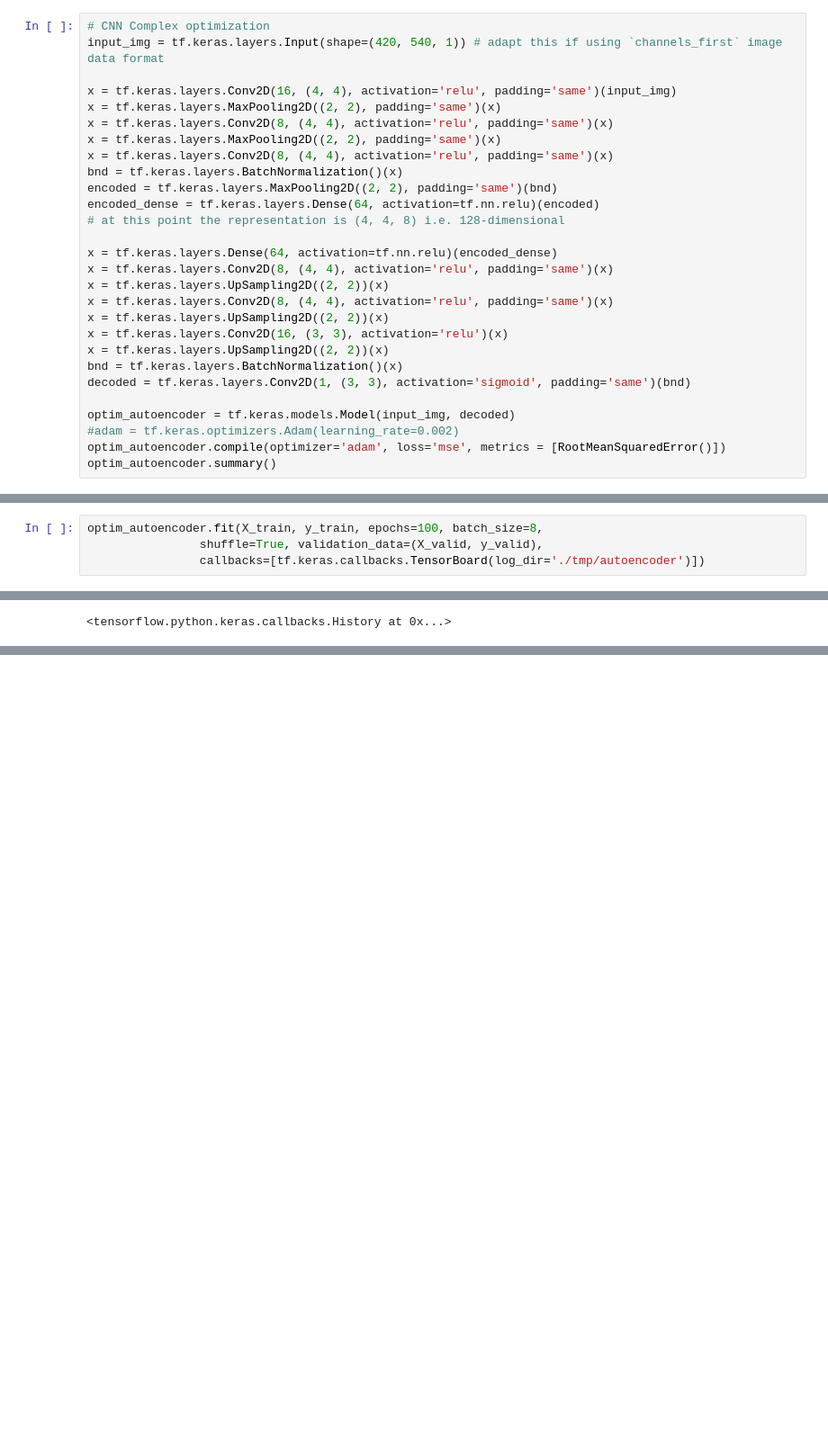
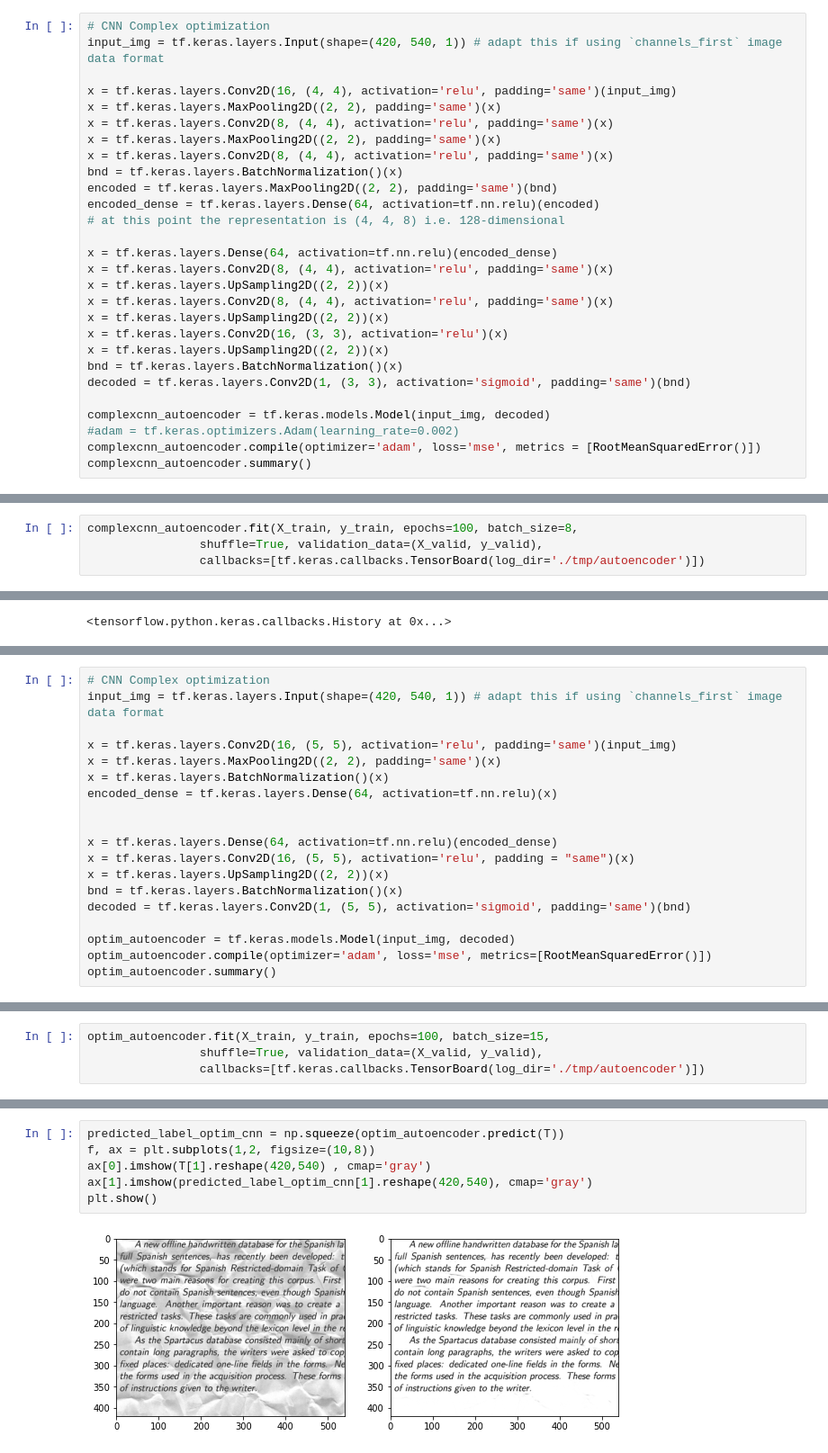
Before and after one commit to shivam-kislay/ATMTransaction, a Jupyter notebook: ShivamKislayAssignment.ipynb, the cells around one changed output, grey strips where cells are left out. Shown at 90% size. Saved outputs shown, nothing was run; the diff lists cells and outputs as text; blank space fills up the shorter version.

```diff
--- a/ShivamKislayAssignment.ipynb
+++ b/ShivamKislayAssignment.ipynb
@@ -1125,10 +1128,10 @@ x = tf.keras.layers.UpSampling2D((2, 2))(x)
 bnd = tf.keras.layers.BatchNormalization()(x)
 decoded = tf.keras.layers.Conv2D(1, (3, 3), activation='sigmoid', padding='same')(bnd)
 
-optim_autoencoder = tf.keras.models.Model(input_img, decoded)
+complexcnn_autoencoder = tf.keras.models.Model(input_img, decoded)
 #adam = tf.keras.optimizers.Adam(learning_rate=0.002)
-optim_autoencoder.compile(optimizer='adam', loss='mse', metrics = [RootMeanSquaredError()])
-optim_autoencoder.summary()
+complexcnn_autoencoder.compile(optimizer='adam', loss='mse', metrics = [RootMeanSquaredError()])
+complexcnn_autoencoder.summary()
 # %% [output]
 Model: "model_15"
 _________________________________________________________________
@@ -1148,7 +1151,7 @@ Trainable params: 18,689
 Non-trainable params: 48
 _________________________________________________________________
 # %%
-optim_autoencoder.fit(X_train, y_train, epochs=100, batch_size=8,
+complexcnn_autoencoder.fit(X_train, y_train, epochs=100, batch_size=8,
                 shuffle=True, validation_data=(X_valid, y_valid),
                 callbacks=[tf.keras.callbacks.TensorBoard(log_dir='./tmp/autoencoder')])
 # %% [output]
@@ -1180,0 +1186,19 @@ plt.show()
+# %%
+# CNN Complex optimization
+input_img = tf.keras.layers.Input(shape=(420, 540, 1)) # adapt this if using `channels_first` image data format
+
+x = tf.keras.layers.Conv2D(16, (5, 5), activation='relu', padding='same')(input_img)
+x = tf.keras.layers.MaxPooling2D((2, 2), padding='same')(x)
+x = tf.keras.layers.BatchNormalization()(x)
+encoded_dense = tf.keras.layers.Dense(64, activation=tf.nn.relu)(x)
+
+
+x = tf.keras.layers.Dense(64, activation=tf.nn.relu)(encoded_dense)
+x = tf.keras.layers.Conv2D(16, (5, 5), activation='relu', padding = "same")(x)
+x = tf.keras.layers.UpSampling2D((2, 2))(x)
+bnd = tf.keras.layers.BatchNormalization()(x)
+decoded = tf.keras.layers.Conv2D(1, (5, 5), activation='sigmoid', padding='same')(bnd)
+
+optim_autoencoder = tf.keras.models.Model(input_img, decoded)
+optim_autoencoder.compile(optimizer='adam', loss='mse', metrics=[RootMeanSquaredError()])
+optim_autoencoder.summary()
@@ -1180,0 +1223,4 @@ plt.show()
+# %%
+optim_autoencoder.fit(X_train, y_train, epochs=100, batch_size=15,
+                shuffle=True, validation_data=(X_valid, y_valid),
+                callbacks=[tf.keras.callbacks.TensorBoard(log_dir='./tmp/autoencoder')])
@@ -1180,0 +1246,8 @@ plt.show()
+# %%
+predicted_label_optim_cnn = np.squeeze(optim_autoencoder.predict(T))
+f, ax = plt.subplots(1,2, figsize=(10,8))
+ax[0].imshow(T[1].reshape(420,540) , cmap='gray')
+ax[1].imshow(predicted_label_optim_cnn[1].reshape(420,540), cmap='gray')
+plt.show()
+# %% [output]
+[figure, added]
```
Also changed, not shown: parts of 6 cells of this notebook.
